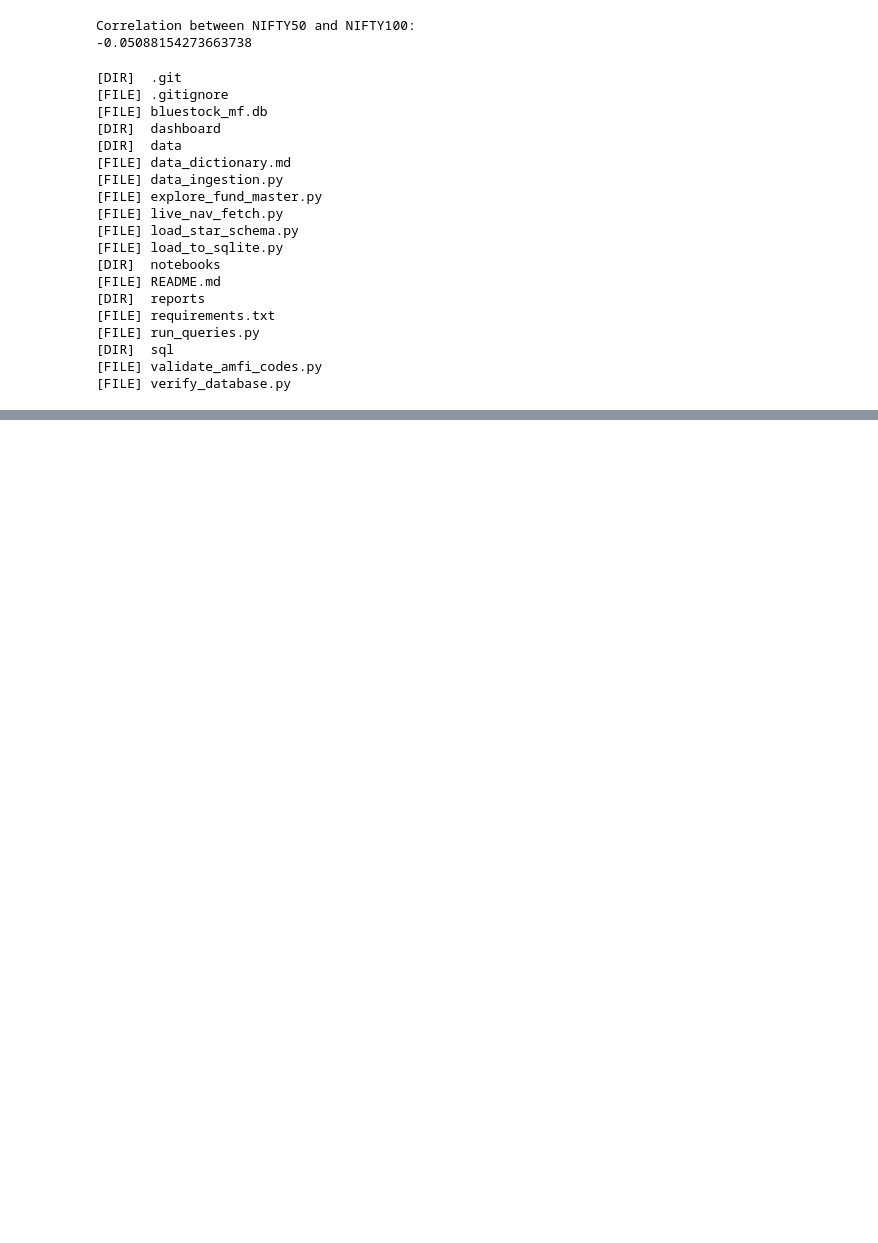
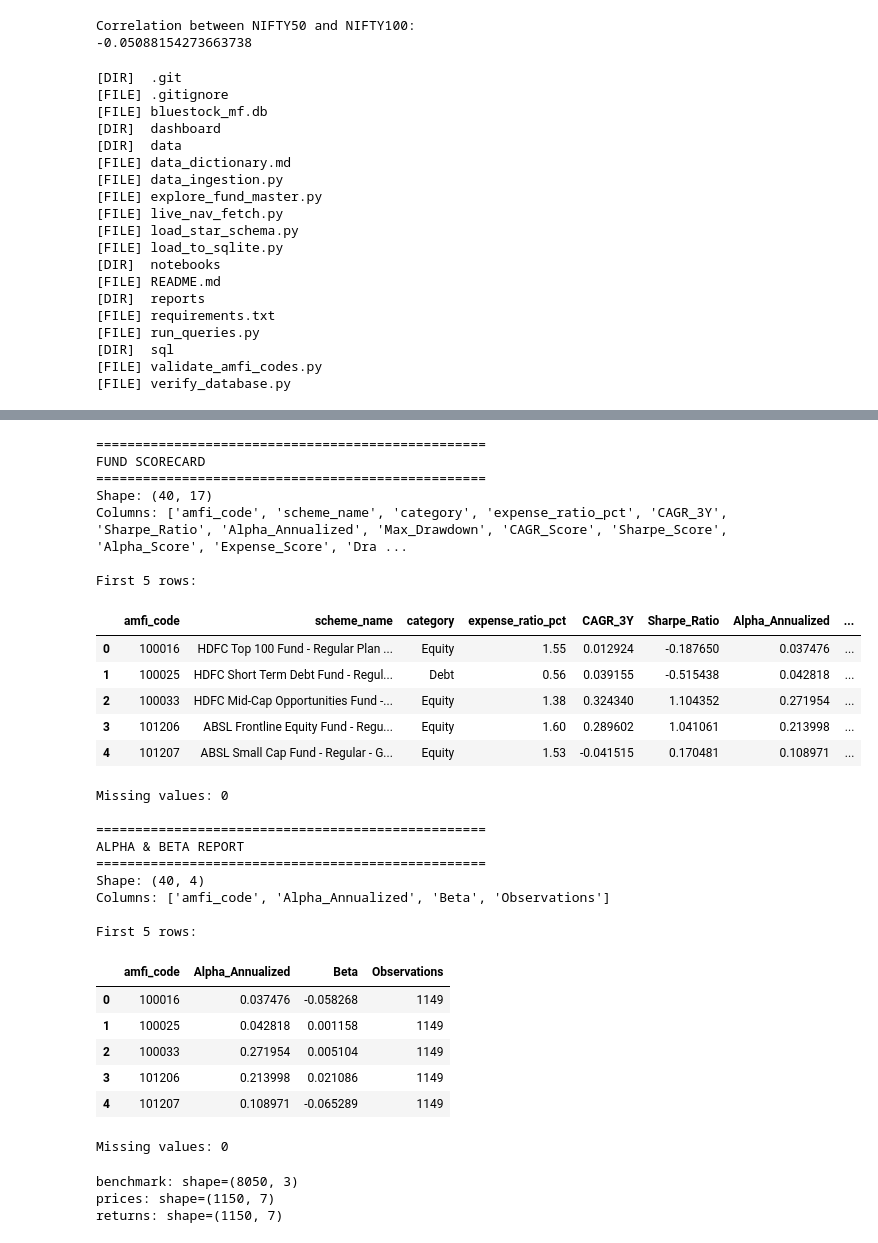
Before and after one commit to PranavAseriz011/Mutual-Fund-Analytics, a Jupyter notebook: notebooks/Performance_Analytics.ipynb, the cells around one changed output, grey strips where cells are left out. Drawn from its saved outputs; the diff is of its cells as text; code cells hidden in the pictures; blank space fills up the shorter version.

Commit message:
Complete fund performance analytics

```diff
--- a/notebooks/Performance_Analytics.ipynb
+++ b/notebooks/Performance_Analytics.ipynb
@@ -1849,0 +2060,75 @@ for item in sorted(PROJECT_DIR.iterdir()):
+# %%
+
+# STEP 33: Validate generated report files
+
+import pandas as pd
+
+scorecard_path = PROJECT_DIR / "reports" / "fund_scorecard.csv"
+alpha_beta_path = PROJECT_DIR / "reports" / "alpha_beta.csv"
+
+scorecard = pd.read_csv(scorecard_path)
+alpha_beta = pd.read_csv(alpha_beta_path)
+
+print("=" * 50)
+print("FUND SCORECARD")
+print("=" * 50)
+print("Shape:", scorecard.shape)
+print("Columns:", scorecard.columns.tolist())
+print("\nFirst 5 rows:")
+display(scorecard.head())
+print("\nMissing values:", scorecard.isnull().sum().sum())
+
+print("\n" + "=" * 50)
+print("ALPHA & BETA REPORT")
+print("=" * 50)
+print("Shape:", alpha_beta.shape)
+print("Columns:", alpha_beta.columns.tolist())
+print("\nFirst 5 rows:")
+display(alpha_beta.head())
+print("\nMissing values:", alpha_beta.isnull().sum().sum())
+# %% [output]
+==================================================
+FUND SCORECARD
+==================================================
+Shape: (40, 17)
+Columns: ['amfi_code', 'scheme_name', 'category', 'expense_ratio_pct', 'CAGR_3Y', 'Sharpe_Ratio', 'Alpha_Annualized', 'Max_Drawdown', 'CAGR_Score', 'Sharpe_Score', 'Alpha_Score', 'Expense_Score', 'Dra ...
+
+First 5 rows:
+|  | amfi_code | scheme_name | category | expense_ratio_pct | CAGR_3Y | Sharpe_Ratio | Alpha_Annualized | ... |
+| 0 | 100016 | HDFC Top 100 Fund - Regular Plan ... | Equity | 1.55 | 0.012924 | -0.187650 | 0.037476 | ... |
+| 1 | 100025 | HDFC Short Term Debt Fund - Regul... | Debt | 0.56 | 0.039155 | -0.515438 | 0.042818 | ... |
+| 2 | 100033 | HDFC Mid-Cap Opportunities Fund -... | Equity | 1.38 | 0.324340 | 1.104352 | 0.271954 | ... |
+| 3 | 101206 | ABSL Frontline Equity Fund - Regu... | Equity | 1.60 | 0.289602 | 1.041061 | 0.213998 | ... |
+| 4 | 101207 | ABSL Small Cap Fund - Regular - G... | Equity | 1.53 | -0.041515 | 0.170481 | 0.108971 | ... |
+Missing values: 0
+
+==================================================
+ALPHA & BETA REPORT
+==================================================
+Shape: (40, 4)
+Columns: ['amfi_code', 'Alpha_Annualized', 'Beta', 'Observations']
+
+First 5 rows:
+|  | amfi_code | Alpha_Annualized | Beta | Observations |
+| 0 | 100016 | 0.037476 | -0.058268 | 1149 |
+| 1 | 100025 | 0.042818 | 0.001158 | 1149 |
+| 2 | 100033 | 0.271954 | 0.005104 | 1149 |
+| 3 | 101206 | 0.213998 | 0.021086 | 1149 |
+| 4 | 101207 | 0.108971 | -0.065289 | 1149 |
+Missing values: 0
+# %%
+# STEP 34: Find benchmark-related variables
+
+for name, obj in list(globals().items()):
+    if not name.startswith("_") and any(
+        word in name.lower()
+        for word in ["benchmark", "return", "price", "nav"]
+    ):
+        if hasattr(obj, "shape"):
+            print(f"{name}: shape={obj.shape}")
+        else:
+            print(f"{name}: {type(obj).__name__}")
+# %% [output]
+benchmark: shape=(8050, 3)
+prices: shape=(1150, 7)
+returns: shape=(1150, 7)
```
Also changed, not shown: parts of 8 cells of this notebook.
